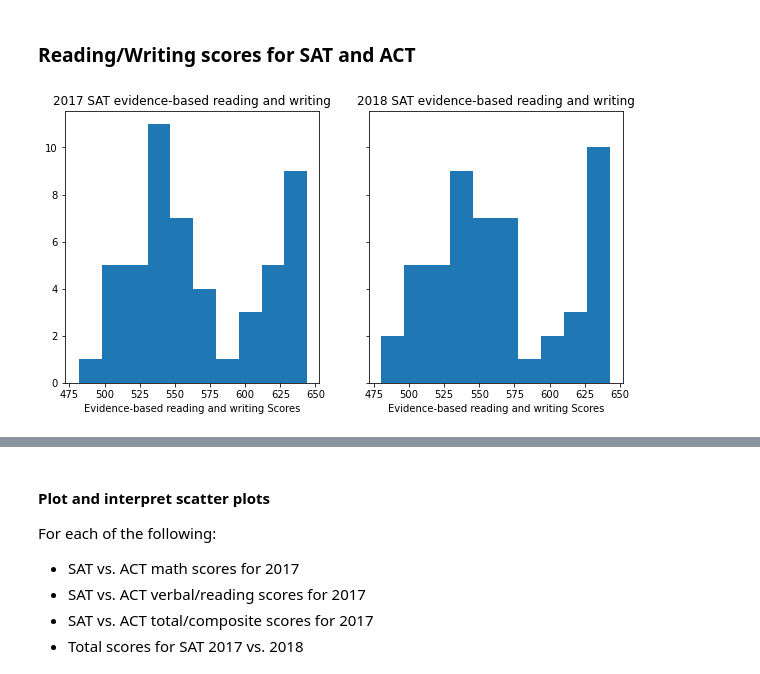
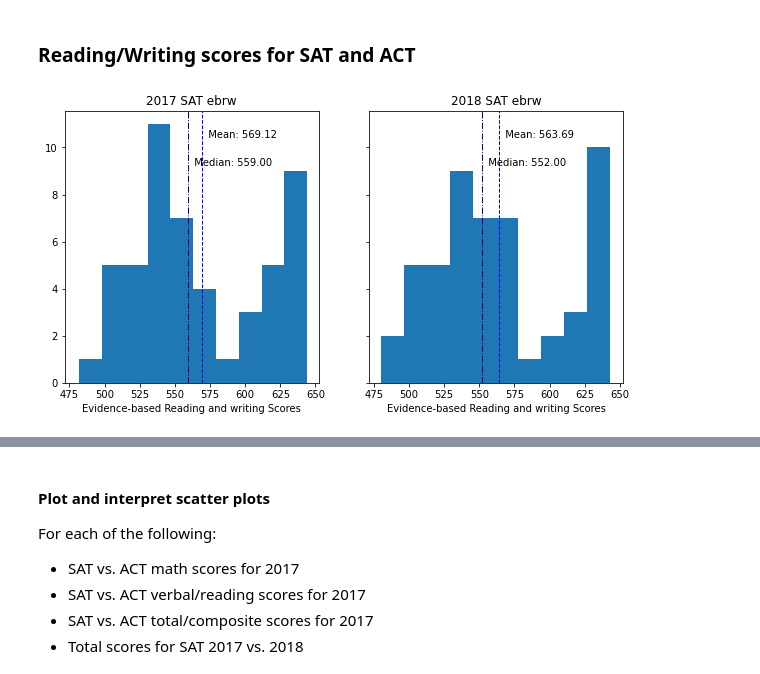
Before and after one commit to MokTeckChing/DSI18-Projects, a Jupyter notebook: project_1_v2/code/project_1_SAT_ACT_analysis.ipynb, the cells around one changed output, grey strips where cells are left out. Drawn from its saved outputs; the diff is of its cells as text; code cells hidden in the pictures.

```diff
--- a/project_1_v2/code/project_1_SAT_ACT_analysis.ipynb
+++ b/project_1_v2/code/project_1_SAT_ACT_analysis.ipynb
@@ -446,0 +531,10 @@ act_2018 = pd.read_csv('../data/act_2018_updated.csv')
+# %%
+# Renaming act_2018 columns to match all other datasets
+
+act_2018.rename(columns = (lambda i:i[8:(len(i)-6)]), inplace = True)
+act_2018.rename(columns = {act_2018.columns[1]:"Participation"},inplace = True)
+act_2018.rename(columns = {act_2018.columns[0]:"State"},inplace = True)
+
+# Converting participation scores to floats for the act_2018 dataset
+
+act_2018["Participation"] = act_2018["Participation"].apply(part_rate_cleaner, 1)
@@ -446,0 +546,4 @@ act_2018 = pd.read_csv('../data/act_2018_updated.csv')
+# %%
+# The column named evidence_based_reading_and_writing is too long. Changing column name to 2017_SAT_ebrw.
+
+sat_2018.rename(columns = {"2018_SAT_evidence-based_reading_and_writing":"2018_SAT_ebrw"}, inplace = True)
@@ -458,10 +615,0 @@ sat_2018["Participation"] = sat_2018["Participation"].apply(part_rate_cleaner, 1
-# %%
-# Renaming act_2018 to match all other datasets
-
-act_2018.rename(columns = lambda i:i[8:(len(i)-6)], inplace = True)
-act_2018.rename(columns = {act_2018.columns[1]:"Participation"},inplace = True)
-act_2018.rename(columns = {act_2018.columns[0]:"State"},inplace = True)
-
-# Converting participation scores to floats for the ACT dataset
-
-act_2018["Participation"] = act_2018["Participation"].apply(part_rate_cleaner, 1)
@@ -824,6 +1201,17 @@ def subplot_histograms(dataframe, list_of_columns, xlabels):
         ax[i].set_title(list_of_titles[i])
         ax[i].set_xlabel(list_of_xlabels[i])
         ax[i].hist(dataframe[column], bins = 10) # feel free to add more settings
+
+        min_ylim, max_ylim = plt.ylim()
+        min_xlim, max_xlim = plt.xlim()
+
+        # Create line showing mean
+        ax[i].axvline(dataframe[column].mean(), color='blue', linestyle='dashed', linewidth=1)
+        ax[i].text(dataframe[column].mean(), max_ylim*0.9,'  Mean: {:.2f}'.format(dataframe[column].mean()))
+
+        # Create line showing median
+        ax[i].axvline(dataframe[column].median(), color='navy', linestyle='dashdot', linewidth=1)
+        ax[i].text(dataframe[column].median(), max_ylim*0.8, '  Median: {:.2f}'.format(dataframe[column].median()))
 # %% [markdown]
 #### Plot and interpret histograms
 For each of the following:
@@ -867,10 +1270,10 @@ subplot_histograms(final, ACTmath, "Math Scores")
 # %%
 # Comparison of evidence-based_reading_and_writing scores for 2017 to 2018
 
-SATrnw = ["2017_SAT_evidence-based_reading_and_writing", "2018_SAT_evidence-based_reading_and_writing"]
-subplot_histograms(final, SATrnw, "Evidence-based reading and writing Scores")
+SATrnw = ["2017_SAT_ebrw", "2018_SAT_ebrw"]
+subplot_histograms(final, SATrnw, "Evidence-based Reading and writing Scores")
 # %% [output]
-[figure, old version]
+[figure, new version]
 # %%
 # Comparison of evidence-based_reading_and_writing scores for 2017 to 2018
 
```
Also changed, not shown: parts of 134 cells of this notebook, 4 other files.
